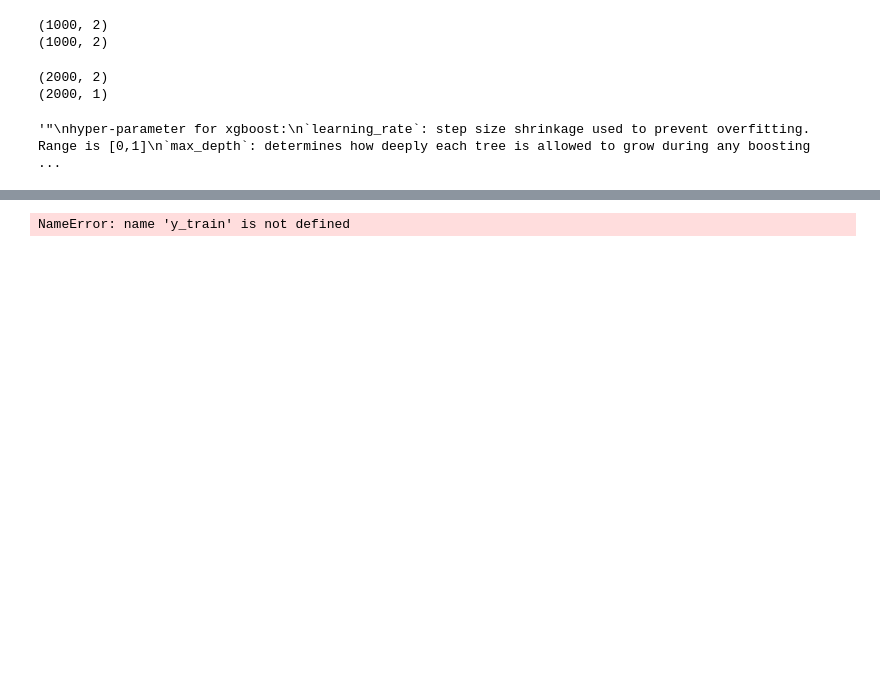
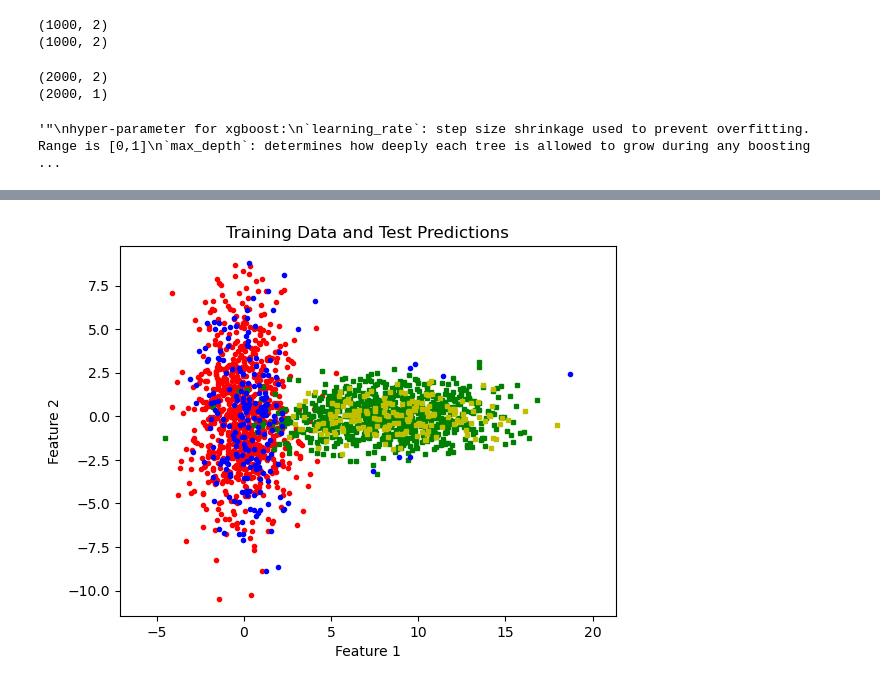
Before and after one commit to Beth814/customer-churn-prediction-using-XGBoost, a Jupyter notebook: customer churn prediction using XGBoost.ipynb, the cells around one changed output, grey strips where cells are left out. Saved outputs shown, nothing was run; the diff lists cells and outputs as text; code cells hidden in the pictures; blank space fills up the shorter version.

```diff
--- a/customer churn prediction using XGBoost.ipynb
+++ b/customer churn prediction using XGBoost.ipynb
@@ -104,31 +106,41 @@ RMSE: 0.206155
 # %%
+# 确保在绘图前已执行：
+# 1. 数据拆分：X_train, X_test, y_train, y_test = train_test_split(...)
+# 2. 模型训练和预测：preds = xg_reg.predict(X_test)
+
 # plot the result
 x1_train, y1_train = [], []
 x2_train, y2_train = [], []
+# 遍历训练集标签，分离两类样本
 for i in range(len(y_train)):
-    if y_train[i] == 0.0:
-        x1_train.append(X_train[i][0])
-        y1_train.append(X_train[i][1])
-    else:
+    if y_train[i] == 0.0:  # 第0类
+        x1_train.append(X_train[i][0])  # 特征1
+        y1_train.append(X_train[i][1])  # 特征2
+    else:  # 第1类
         x2_train.append(X_train[i][0])
         y2_train.append(X_train[i][1])
 
 x1_test, y1_test = [], []
 x2_test, y2_test = [], []
+# 遍历测试集预测结果，分离两类预测样本
 for i in range(len(preds)):
-    if preds[i] == 0:
+    if preds[i] == 0:  # 预测为第0类
         x1_test.append(X_test[i][0])
         y1_test.append(X_test[i][1])
-    else:
+    else:  # 预测为第1类
         x2_test.append(X_test[i][0])
         y2_test.append(X_test[i][1])
 
+# 绘图：训练集（红圈、绿方块）+ 测试集预测（蓝圈、黄方块）
 plt.plot(x1_train, y1_train, 'ro', x2_train, y2_train, 'gs',
          x1_test, y1_test, 'bo', x2_test, y2_test, 'ys', markersize=3)
 plt.axis('equal')
+plt.xlabel('Feature 1')
+plt.ylabel('Feature 2')
+plt.title('Training Data and Test Predictions')
 plt.show()
 # %% [output]
-NameError: name 'y_train' is not defined
+[figure, added]
 # %%
 import xgboost as xgb
 import numpy as np
```
Also changed, not shown: parts of 4 cells of this notebook.
